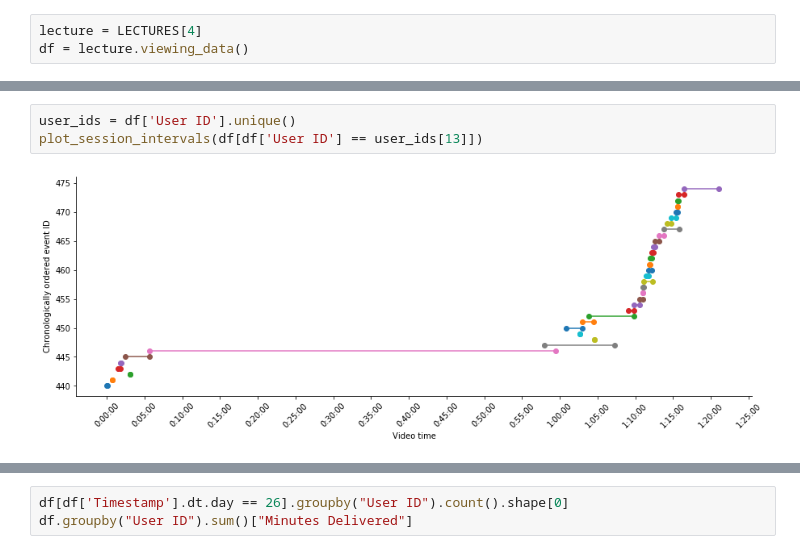
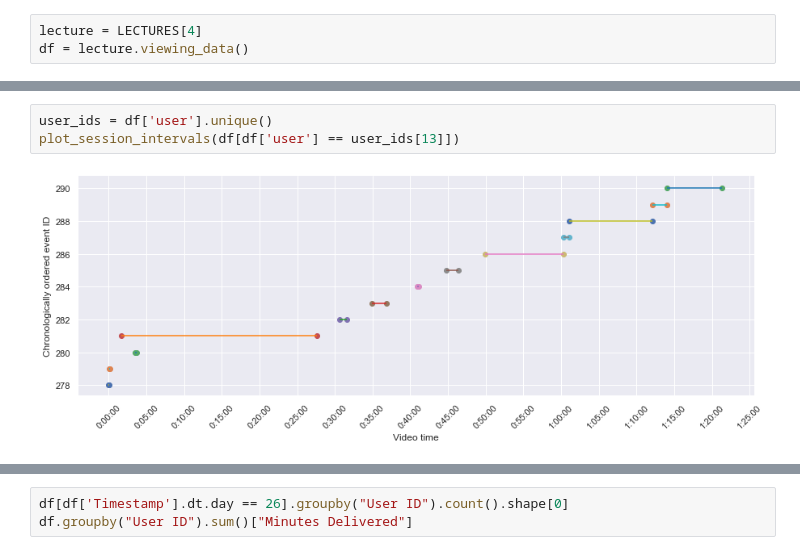
Before and after one commit to willcrichton/lecture-intelligence, a Jupyter notebook: notebooks/example-gili-changes.ipynb, the cells around one changed output, grey strips where cells are left out. Drawn from its saved outputs; the diff is of its cells as text.

```diff
--- a/notebooks/example-gili-changes.ipynb
+++ b/notebooks/example-gili-changes.ipynb
@@ -33,5 +34,5 @@ df
 # %%
-user_ids = df['User ID'].unique()
-plot_session_intervals(df[df['User ID'] == user_ids[13]])
+user_ids = df['user'].unique()
+plot_session_intervals(df[df['user'] == user_ids[13]])
 # %% [output]
-[figure, old version]
+[figure, new version]
```
Also changed, not shown: parts of 20 cells of this notebook.
